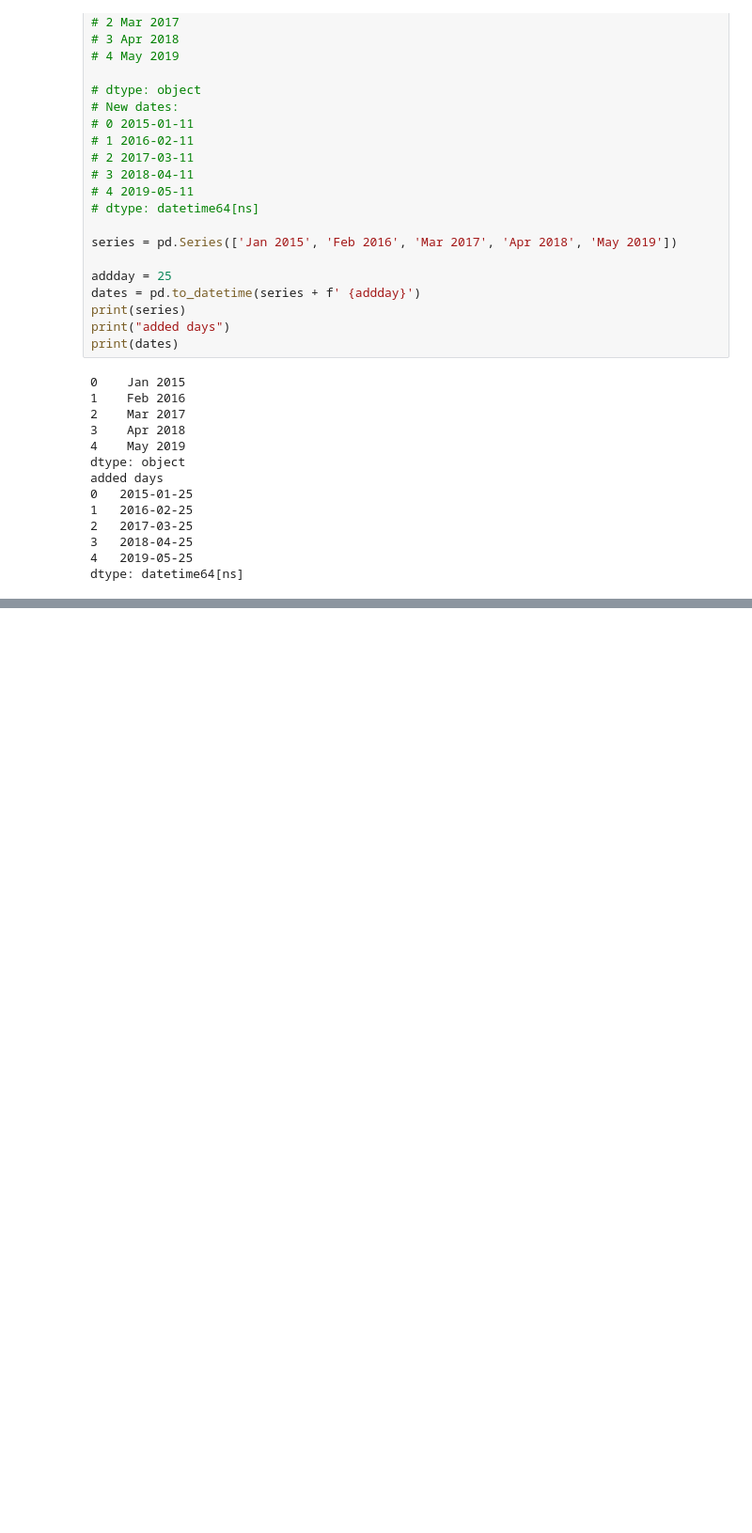
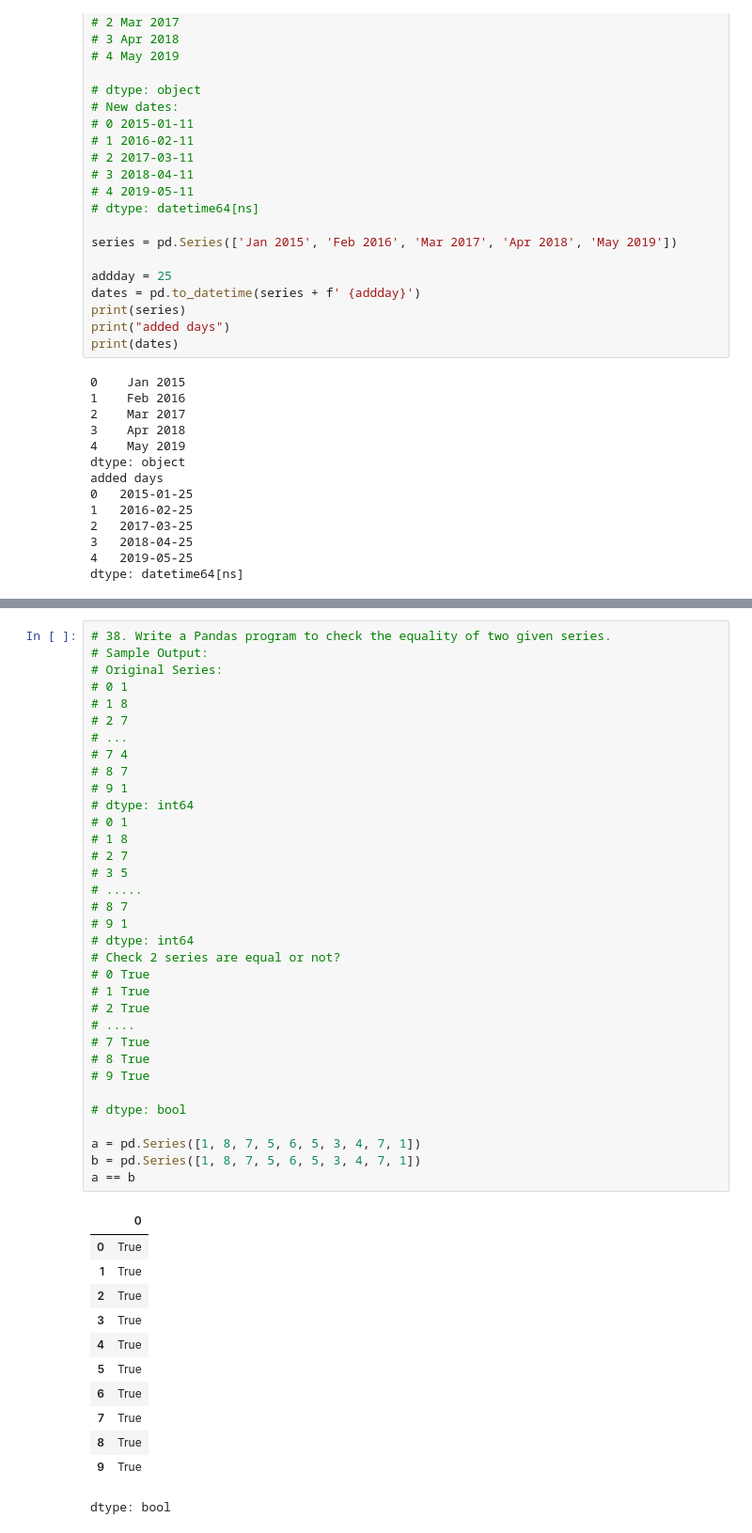
Before and after one commit to MayureshOP-max/DataAnalytics, a Jupyter notebook: Day4_Assignment2.ipynb, the cells around one changed output, grey strips where cells are left out. Shown at 94% size. Saved outputs shown, nothing was run; the diff lists cells and outputs as text; blank space fills up the shorter version.

```diff
--- a/Day4_Assignment2.ipynb
+++ b/Day4_Assignment2.ipynb
@@ -956,0 +1204,47 @@ dtype: datetime64[ns]
+# %%
+# 38. Write a Pandas program to check the equality of two given series.
+# Sample Output:
+# Original Series:
+# 0 1
+# 1 8
+# 2 7
+# ...
+# 7 4
+# 8 7
+# 9 1
+# dtype: int64
+# 0 1
+# 1 8
+# 2 7
+# 3 5
+# .....
+# 8 7
+# 9 1
+# dtype: int64
+# Check 2 series are equal or not?
+# 0 True
+# 1 True
+# 2 True
+# ....
+# 7 True
+# 8 True
+# 9 True
+
+# dtype: bool
+
+a = pd.Series([1, 8, 7, 5, 6, 5, 3, 4, 7, 1])
+b = pd.Series([1, 8, 7, 5, 6, 5, 3, 4, 7, 1])
+a == b
+# %% [output]
+|  | 0 |
+| 0 | True |
+| 1 | True |
+| 2 | True |
+| 3 | True |
+| 4 | True |
+| 5 | True |
+| 6 | True |
+| 7 | True |
+| 8 | True |
+| 9 | True |
+dtype: bool
```
Also changed, not shown: parts of 16 cells of this notebook.
